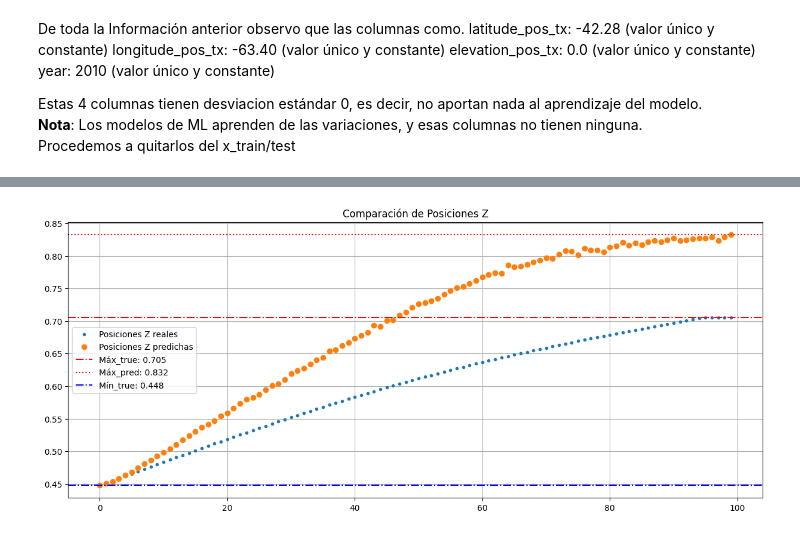
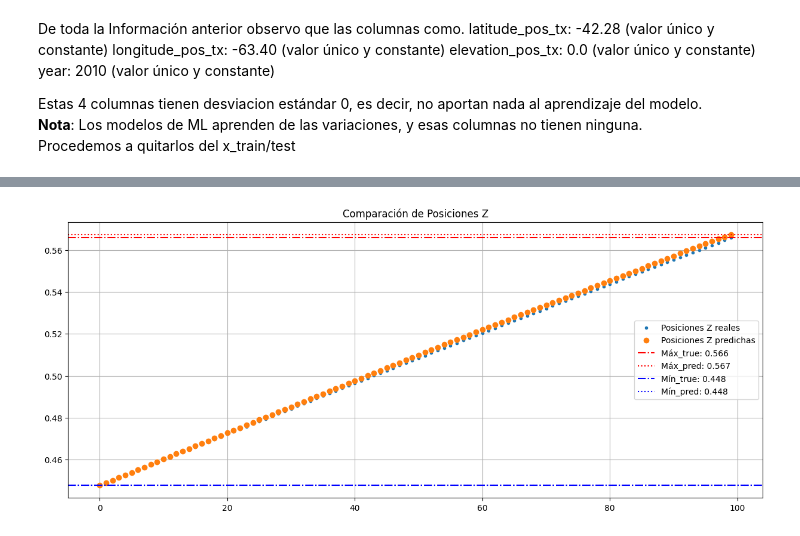
Before and after one commit to ValeFernando840/Ray-Tracing, a Jupyter notebook: Entrenamiento/03-Entrenamiento_Z.ipynb, the cells around one changed output, grey strips where cells are left out. Drawn from its saved outputs; the diff is of its cells as text; code cells hidden in the pictures.

```diff
--- a/Entrenamiento/03-Entrenamiento_Z.ipynb
+++ b/Entrenamiento/03-Entrenamiento_Z.ipynb
@@ -107,30 +107,35 @@ reduce_lr = ReduceLROnPlateau(
   factor = 0.5
 )
 # %%
+from tensorflow.keras.optimizers import RMSprop
+optimizer = RMSprop(learning_rate = 1e-3, rho=0.9)
+
 act_name = "relu"
-l2_reg = 0.0001
-epoch = 400
-b_s= 38
-optimizer_name = "adamW"
-
+l2_reg = 0.0007
+epoch = 700
+b_s= 64
+optimizer_name = "adam"
+# optimizer_name = RMSprop(learning_rate=1e-3)
 inputs = Input(shape=(5,))
-# encoded = Dense(5, activation= act_name, kernel_regularizer= l2(l2_reg))(inputs)
+encoded = Dense(5, activation= act_name, kernel_regularizer= l2(l2_reg))(inputs) #Esta capa es innesaria
 # encoded = Dense(16, activation= act_name, kernel_regularizer= l2(l2_reg))(encoded) #,
-encoded = Dense(32, activation= act_name, kernel_regularizer= l2(l2_reg))(inputs)
+encoded = Dense(32, activation= act_name, kernel_regularizer= l2(l2_reg))(encoded)
 encoded = Dense(64, activation= act_name, kernel_regularizer= l2(l2_reg))(encoded) # , kernel_regularizer= l2(l2_reg)
 # encoded = Dense(80, activation= act_name, kernel_regularizer= l2(l2_reg))(encoded)
 # encoded = Dense(90, activation= act_name, kernel_regularizer= l2(l2_reg))(encoded) #, kernel_regularizer= l2(l2_reg)
+encoded = Dense(128, activation=act_name, kernel_regularizer=l2(l2_reg))(encoded)
+encoded = Dense(256, activation=act_name, kernel_regularizer=l2(l2_reg))(encoded)
 decoded = Dense(100, activation= 'linear', kernel_regularizer= l2(l2_reg), name ='z_output')(encoded)
 
 autoencoder_z = Model(inputs, decoded)
-autoencoder_z.compile(optimizer = optimizer_name, loss= 'mse',metrics = ['mae'])
+autoencoder_z.compile(optimizer = optimizer_name, loss= 'mae') #,metrics = ['mae']
 autoencoder_z.summary()
 
-history = autoencoder_z.fit(x_train,y_train_z,
+history = autoencoder_z.fit(x_train,y_train_z_scaled,
 														epochs = epoch,
 														batch_size = b_s,
 														validation_split = 0.1,
-                            callbacks = [early_stopping, reduce_lr]
+                            callbacks = [	reduce_lr] # early_stopping,
                             )
 
 loss = autoencoder_z.evaluate(x_test,y_test_z)
@@ -180,8 +192,6 @@ mae:244726.01486742496[m]
 # %%
-idx = 11
-
+idx = 0
  # Elegir una muestra para comparar (observar luego la muestra 30)
-
 # Predicción de una muestra
 y_pred_scaled = autoencoder_z.predict(np.expand_dims(x_test.iloc[idx], axis=0))
 ###############################################
@@ -190,6 +200,5 @@ y_true=y_true.to_numpy() # Transform a Numpy array
 
 #Desnormalizamos
 y_pred = scaler_z.inverse_transform(y_pred_scaled)
-
 y_pred = y_pred.flatten() # [[...,...,...,....,]]
 # %% [output]
@@ -199,26 +206,26 @@ y_pred = y_pred.flatten() # [[...,...,...,....,]]
 # %%
 ##Graficamos
 # Buscamos los máximos y mínimos
 y_true_max = np.max(y_true)
 y_true_min = np.min(y_true)
 
 y_pred_max = np.max(y_pred)
 y_pred_min = np.min(y_pred)
 
 # Pos z
 plt.figure(figsize=(15, 6))
 plt.plot(y_true, label='Posiciones Z reales', linestyle='None', marker='.')
 plt.plot(y_pred, label='Posiciones Z predichas', linestyle = 'None',marker='o')
 # Dibujamos los max y min
 plt.axhline(y = y_true_max, color = 'red', linestyle = '-.', label=f'Máx_true: {y_true_max:.3f}')
 plt.axhline(y = y_pred_max, color = 'red', linestyle = ':', label= f'Máx_pred: {y_pred_max:.3f}')
 plt.axhline(y = y_true_min, color = 'blue', linestyle ='-.', label=f'Mín_true: {y_true_min:.3f}')
-# plt.axhline(y = y_pred_min, color = 'blue', linestyle = ':',label= f'Mín_pred:{y_pred_min: .3f}')
+plt.axhline(y = y_pred_min, color = 'blue', linestyle = ':',label= f'Mín_pred:{y_pred_min: .3f}')
 
 # plt.ylim(-35,-50) ##(-60,-30)
 plt.title('Comparación de Posiciones Z')
 plt.legend()
 plt.grid(True)
 plt.show()
 # %% [output]
-[figure, old version]
+[figure, new version]
```
Also changed, not shown: parts of 8 cells of this notebook, 13 other files.
